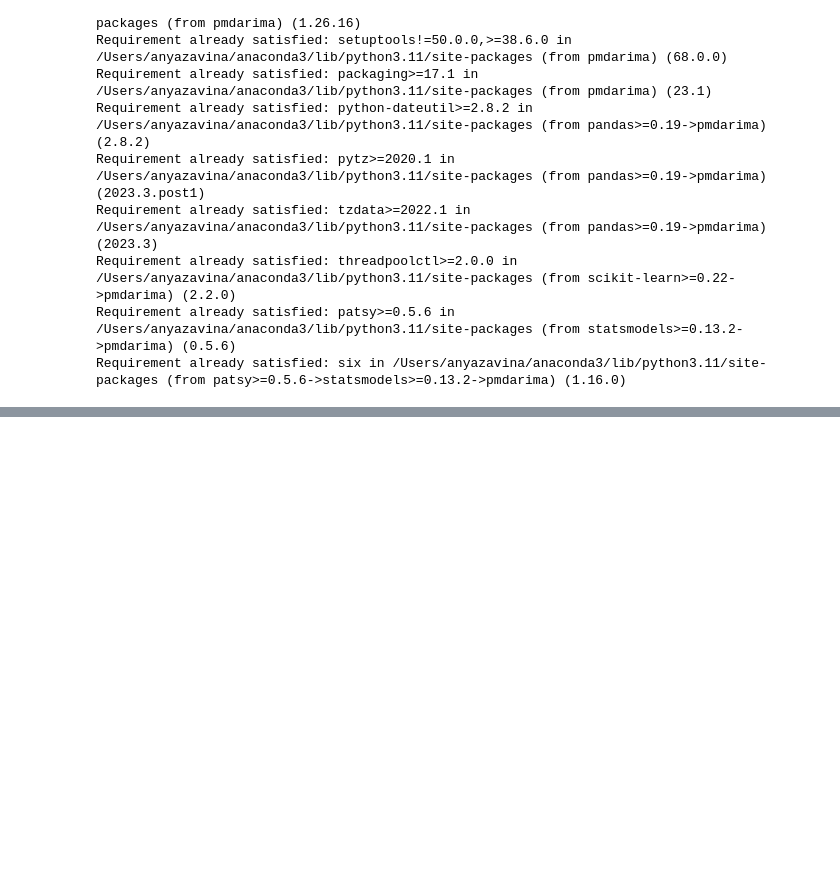
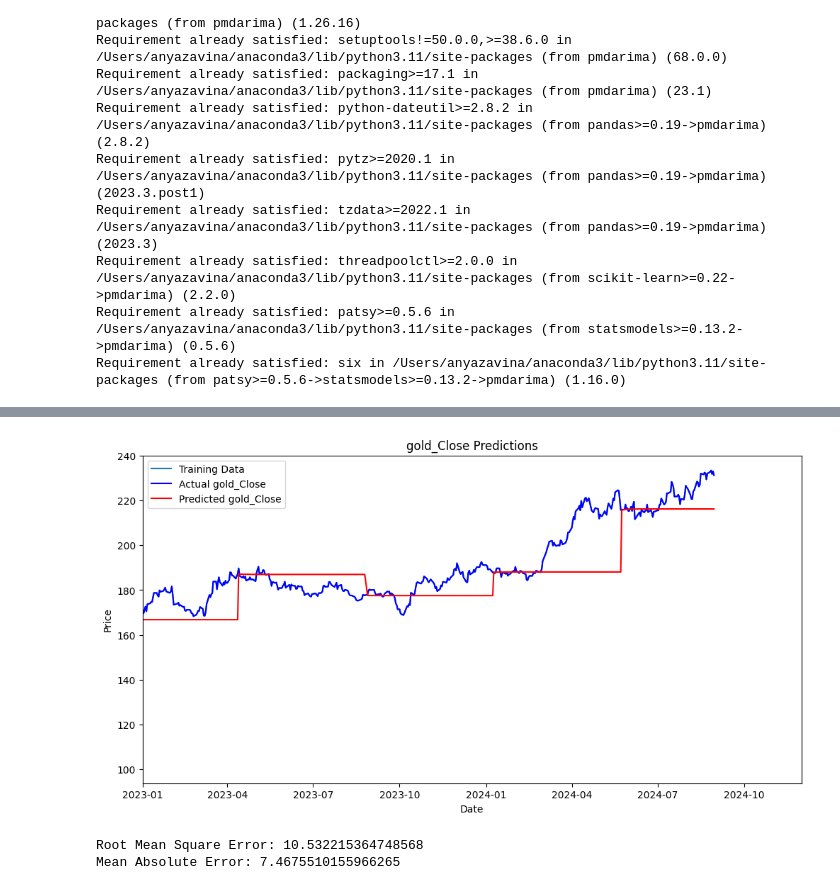
Before and after one commit to DanaMikulinsky/fintechFinalProject, a Jupyter notebook: arima.ipynb, the cells around one changed output, grey strips where cells are left out. Saved outputs shown, nothing was run; the diff lists cells and outputs as text; code cells hidden in the pictures; blank space fills up the shorter version.

Commit message:
arima and lin reg

```diff
--- a/arima.ipynb
+++ b/arima.ipynb
@@ -142,0 +177,71 @@ NameError: name 'gold_prices' is not defined
+# %%
+import pandas as pd
+import numpy as np
+from statsmodels.tsa.arima.model import ARIMA
+#import pmdarima as pm
+import matplotlib.pyplot as plt
+from sklearn.metrics import mean_squared_error, mean_absolute_error
+# Use only the gold_Price column for the ARIMA model
+
+# Split the data into training and testing sets
+train_size = int(len(data_to_predict) * 0.8)  # 80% training, 20% testing
+train_data, test_data = data_to_predict[:train_size], data_to_predict[train_size:]
+print(type(test_data))
+print(type(train_data))
+# Define and fit the ARIMA model (p, d, q)
+# p=4 - looking 4 days back
+# d=1 - using the differences (?)
+# q=2 - using 2 last errors (?)
+model = ARIMA(train_data, order=(3, 1, 2))
+model_fit = model.fit()
+# Print the model summary
+print(model_fit.summary())
+
+# Forecasting one day ahead using the true data each time
+history = list(train_data)  # Create a list from the training data
+predictions = []
+days_forward = 100
+for t in range(0, len(test_data), days_forward):
+    print(t)
+    yhat = model_fit.forecast(steps=min(days_forward, len(test_data)-t))
+    predictions.extend(yhat)
+    train_data = pd.concat([train_data, test_data.iloc[t:t+days_forward]])
+    #model_fit = ARIMA(train_data, order=(4, 1, 2)).fit()
+    for i in range(0, min(days_forward, len(test_data)-t)):
+        print(list(test_data.iloc[t+i]))
+        model_fit = model_fit.append(list(test_data.iloc[t+i]))
+    #model_fit = model_fit.append(test_data.iloc[t:t+days_forward])
+
+
+# Convert predictions to a list of numbers
+print(predictions)
+predictions = [float(pred) for pred in predictions]
+
+# Convert predictions to a DataFrame for easier plotting
+pred_index = gold_prices.index[train_size:]  # Create an index for predictions
+arima_predictions_df = pd.DataFrame(predictions, index=pred_index, columns=['Predictions'])
+
+# Combine predictions and actual test data
+arima_predictions_df = test_data.join(arima_predictions_df)
+print(arima_predictions_df)
+# Plotting the results
+plt.figure(figsize=(12,6))
+plt.plot(train_data, label='Training Data')
+plt.plot(arima_predictions_df.index, arima_predictions_df[column_to_predict], color='blue', label=f'Actual {column_to_predict}')
+plt.plot(arima_predictions_df.index, arima_predictions_df['Predictions'], color='red', linestyle='-', label=f'Predicted {column_to_predict}')
+plt.title(column_to_predict + ' Predictions')
+plt.xlabel('Date')
+plt.xlim([pd.Timestamp('2023-01-01'), pd.Timestamp('2024-12-01')])
+
+plt.ylabel('Price')
+plt.legend()
+plt.show()
+
+
+# Evaluate the model
+rmse = np.sqrt(mean_squared_error(arima_predictions_df[column_to_predict], arima_predictions_df['Predictions']))
+mae = mean_absolute_error(arima_predictions_df[column_to_predict], arima_predictions_df['Predictions'])
+
+print(f"Root Mean Square Error: {rmse}")
+print(f"Mean Absolute Error: {mae}")
+# %% [output]
@@ -143,3 +265,6 @@ NameError: name 'gold_prices' is not defined
+[figure, added]
+Root Mean Square Error: 10.532215364748568
+Mean Absolute Error: 7.4675510155966265
 # %%
 with open('modelResults/arima_predictions_df', 'wb') as file:
     # Serialize the object and write it to the file
```
Also changed, not shown: parts of 8 cells of this notebook, 1 other file.
